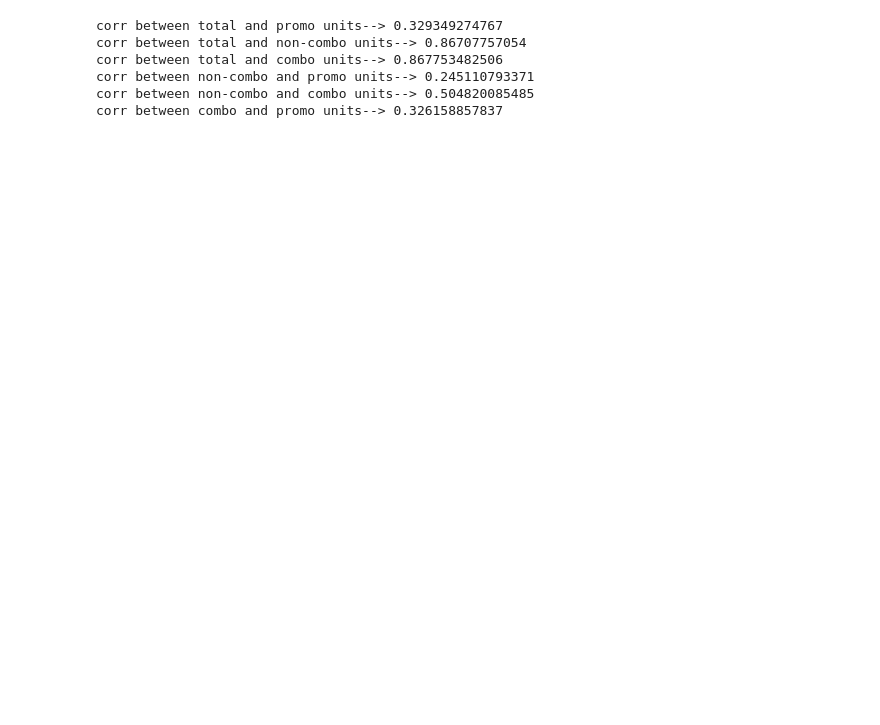
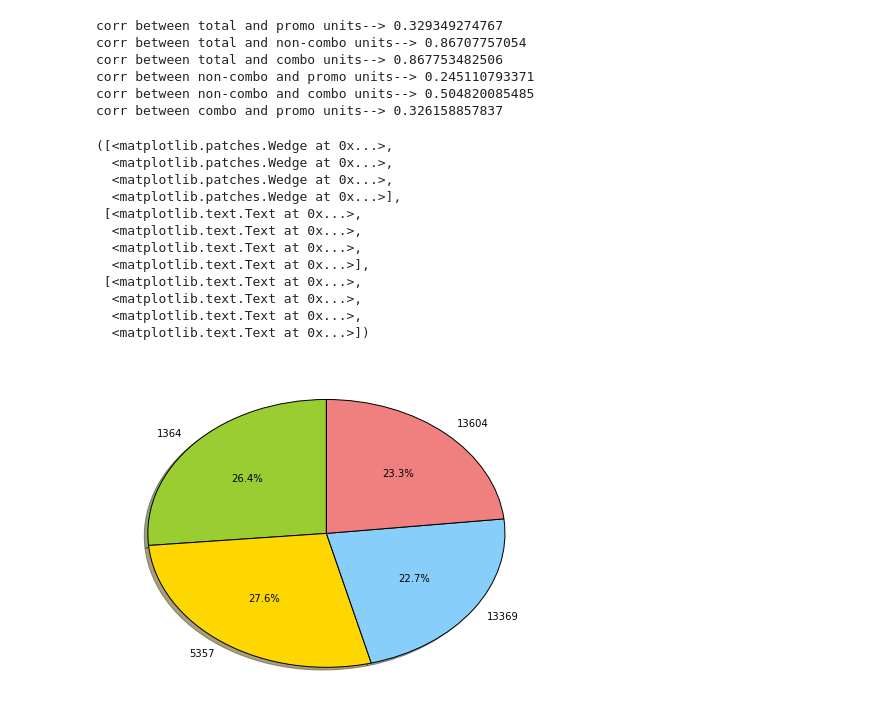
Before and after one commit to bharatreddy/wf-case-study, a Jupyter notebook: Untitled0.ipynb, the cells around one changed output. Drawn from its saved outputs; the diff is of its cells as text; code cells hidden in the pictures; blank space fills up the shorter version.

Commit message:
more groups

```diff
--- a/Untitled0.ipynb
+++ b/Untitled0.ipynb
@@ -103,3 +153,53 @@ corr between total and combo units--> 0.867753482506
 corr between non-combo and promo units--> 0.245110793371
 corr between non-combo and combo units--> 0.504820085485
 corr between combo and promo units--> 0.326158857837
+# %%
+# We'll groupby stores to see individual sales
+restKeyGroup = prodSalesDF.groupby('REST_KEY')
+restKeyItemsSold = restKeyGroup.sum()
+restKeyItemsSold = restKeyItemsSold[ [ 'POS Total Units Sold  Promo and Regular',\
+       'POS Promotion Units Sold', 'POS Units Sold',\
+       'POS Combo Units Sold', 'Revenue Total Units Sold  Promo and Regular',\
+       'Revenue Promotion Units Sold', 'Revenue Units Sold', 'Revenue Combo Units Sold'] ]
+# Get Non-combo units data : total - combo
+restKeyItemsSold['POS Non-Combo Units Sold'] = \
+        restKeyItemsSold['POS Total Units Sold  Promo and Regular']\
+    - restKeyItemsSold['POS Combo Units Sold']
+restKeyItemsSold['Revenue Non-Combo Units Sold'] = \
+        restKeyItemsSold['Revenue Total Units Sold  Promo and Regular']\
+    - restKeyItemsSold['Revenue Combo Units Sold']
+# %%
+# Make plots comparing items sold and revenues
+# of all the four restaurants (rest keys)
+restRevNonCombo = restKeyItemsSold['Revenue Non-Combo Units Sold'].tolist()
+restRevCombo = restKeyItemsSold['Revenue Combo Units Sold'].tolist()
+restRevTot = restKeyItemsSold['Revenue Total Units Sold  Promo and Regular'].tolist()
+restRevPromo = restKeyItemsSold['Revenue Promotion Units Sold'].tolist()
+restSalesNonCombo = restKeyItemsSold['POS Non-Combo Units Sold'].tolist()
+restSalesCombo = restKeyItemsSold['POS Combo Units Sold'].tolist()
+restSalesTot = restKeyItemsSold['POS Total Units Sold  Promo and Regular'].tolist()
+restSalesPromo = restKeyItemsSold['POS Promotion Units Sold'].tolist()
+restChartLab = restKeyItemsSold.index.tolist()
+restChartColors = ['yellowgreen', 'gold', 'lightskyblue', 'lightcoral']
+# %%
+# Plot Total sales - the other parameters appeared similar
+# i.e., all restaurants are performing more or less same
+# in terms of both revenue and items sold
+fig = plt.figure(figsize=(8,6))
+ax1 = fig.add_subplot(111)
+ax1.pie(restRevTot, labels=restChartLab, colors=restChartColors,
+        autopct='%1.1f%%', shadow=True, startangle=90)
+# %% [output]
+([<matplotlib.patches.Wedge at 0x...>,
+  <matplotlib.patches.Wedge at 0x...>,
+  <matplotlib.patches.Wedge at 0x...>,
+  <matplotlib.patches.Wedge at 0x...>],
+ [<matplotlib.text.Text at 0x...>,
+  <matplotlib.text.Text at 0x...>,
+  <matplotlib.text.Text at 0x...>,
+  <matplotlib.text.Text at 0x...>],
+ [<matplotlib.text.Text at 0x...>,
+  <matplotlib.text.Text at 0x...>,
+  <matplotlib.text.Text at 0x...>,
+  <matplotlib.text.Text at 0x...>])
+[figure, added]
```
Also changed, not shown: parts of 11 cells of this notebook, 1 other file.
